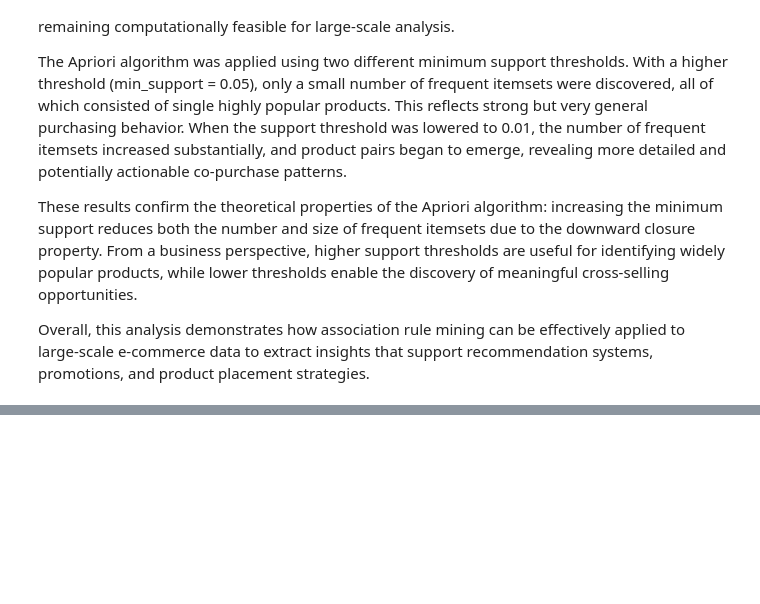
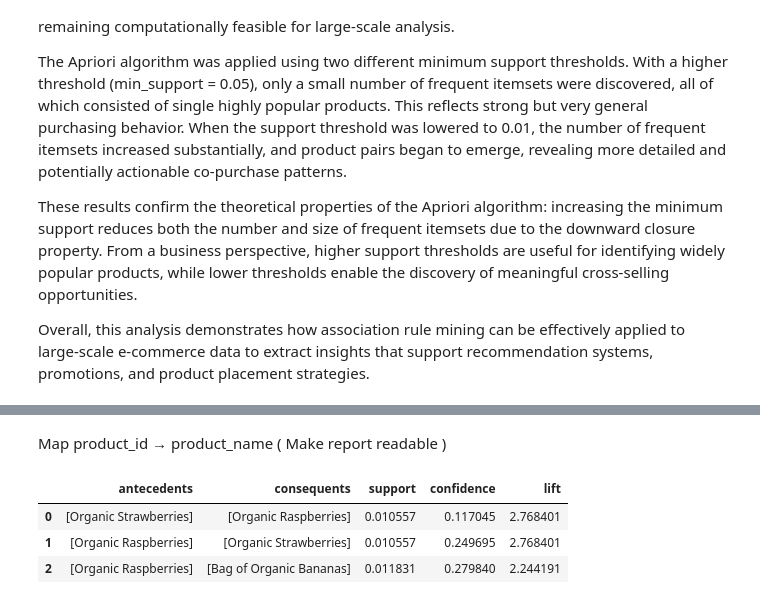
Before and after one commit to SaeedPakniat/ECom_HW3, a Jupyter notebook: Homework3.ipynb, the cells around one changed output, grey strips where cells are left out. Saved outputs shown, nothing was run; the diff lists cells and outputs as text; code cells hidden in the pictures; blank space fills up the shorter version.

```diff
--- a/Homework3.ipynb
+++ b/Homework3.ipynb
@@ -471,0 +538,22 @@ Overall, this analysis demonstrates how association rule mining can be effective
+# %% [markdown]
+Map product_id → product_name ( Make report readable )
+# %%
+# ---- Map product IDs to product names for interpretation ----
+
+product_id_to_name = dict(
+    zip(products["product_id"], products["product_name"])
+)
+
+def map_itemset(itemset):
+    return [product_id_to_name.get(pid, str(pid)) for pid in itemset]
+
+top_3_rules_named = top_3_rules.copy()
+top_3_rules_named["antecedents"] = top_3_rules_named["antecedents"].apply(map_itemset)
+top_3_rules_named["consequents"] = top_3_rules_named["consequents"].apply(map_itemset)
+
+top_3_rules_named
+# %% [output]
+|  | antecedents | consequents | support | confidence | lift |
+| 0 | [Organic Strawberries] | [Organic Raspberries] | 0.010557 | 0.117045 | 2.768401 |
+| 1 | [Organic Raspberries] | [Organic Strawberries] | 0.010557 | 0.249695 | 2.768401 |
+| 2 | [Organic Raspberries] | [Bag of Organic Bananas] | 0.011831 | 0.279840 | 2.244191 |
```
Also changed, not shown: parts of 8 cells of this notebook.
